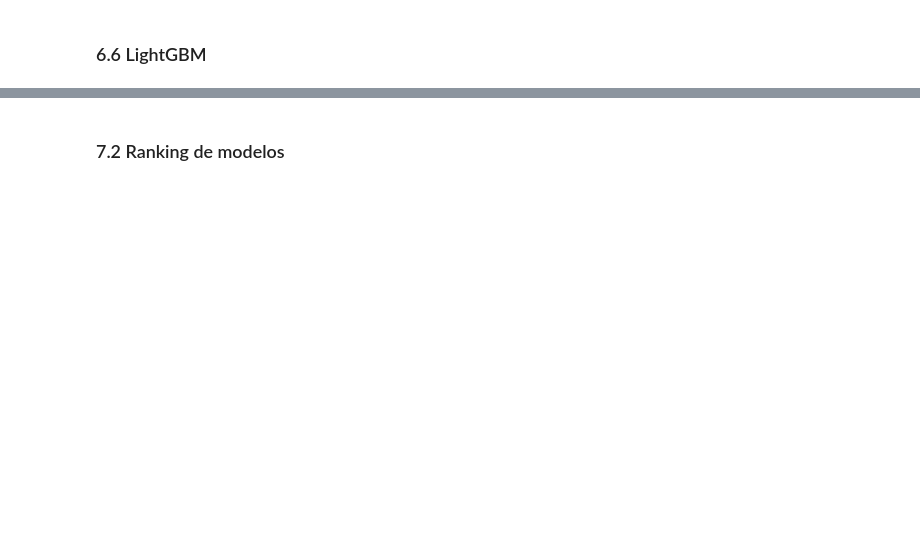
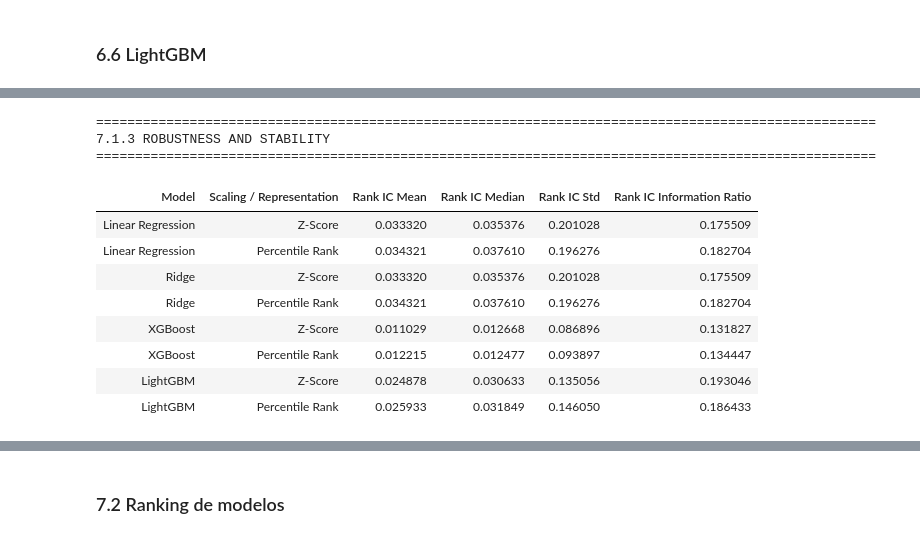
Before and after one commit to PalaciosDaniel/quant-portfolio-project, a Jupyter notebook: notebooks/06_factor_modeling.ipynb, the cells around one changed output, grey strips where cells are left out. Cells and saved outputs as stored; diff of their text form; code cells hidden in the pictures; blank space fills up the shorter version.

```diff
--- a/notebooks/06_factor_modeling.ipynb
+++ b/notebooks/06_factor_modeling.ipynb
@@ -851,0 +1059,2 @@ Este diagnóstico cuantitativo servirá de filtro fundamentado para seleccionar
+# %%
+df_benchmark = pd.read_parquet("../data/model_results/df_benchmark.parquet")
@@ -851,0 +1160,37 @@ Este diagnóstico cuantitativo servirá de filtro fundamentado para seleccionar
+# %%
+# =============================================================================
+# 7.1.3 Robustness and Stability
+# =============================================================================
+
+df_robustness = df_benchmark[
+    [
+        "Model",
+        "Scaling / Representation",
+        "Rank IC Mean",
+        "Rank IC Median",
+        "Rank IC Std",
+        "Rank IC Information Ratio",
+    ]
+].copy()
+
+print("\n" + "=" * 100)
+print("7.1.3 ROBUSTNESS AND STABILITY")
+print("=" * 100)
+
+display(
+    df_robustness.style
+    .hide(axis="index")
+)
+# %% [output]
+====================================================================================================
+7.1.3 ROBUSTNESS AND STABILITY
+====================================================================================================
+| Model | Scaling / Representation | Rank IC Mean | Rank IC Median | Rank IC Std | Rank IC Information Ratio |
+| Linear Regression | Z-Score | 0.033320 | 0.035376 | 0.201028 | 0.175509 |
+| Linear Regression | Percentile Rank | 0.034321 | 0.037610 | 0.196276 | 0.182704 |
+| Ridge | Z-Score | 0.033320 | 0.035376 | 0.201028 | 0.175509 |
+| Ridge | Percentile Rank | 0.034321 | 0.037610 | 0.196276 | 0.182704 |
+| XGBoost | Z-Score | 0.011029 | 0.012668 | 0.086896 | 0.131827 |
+| XGBoost | Percentile Rank | 0.012215 | 0.012477 | 0.093897 | 0.134447 |
+| LightGBM | Z-Score | 0.024878 | 0.030633 | 0.135056 | 0.193046 |
+| LightGBM | Percentile Rank | 0.025933 | 0.031849 | 0.146050 | 0.186433 |
```
Also changed, not shown: parts of 73 cells of this notebook, 3 other files.
